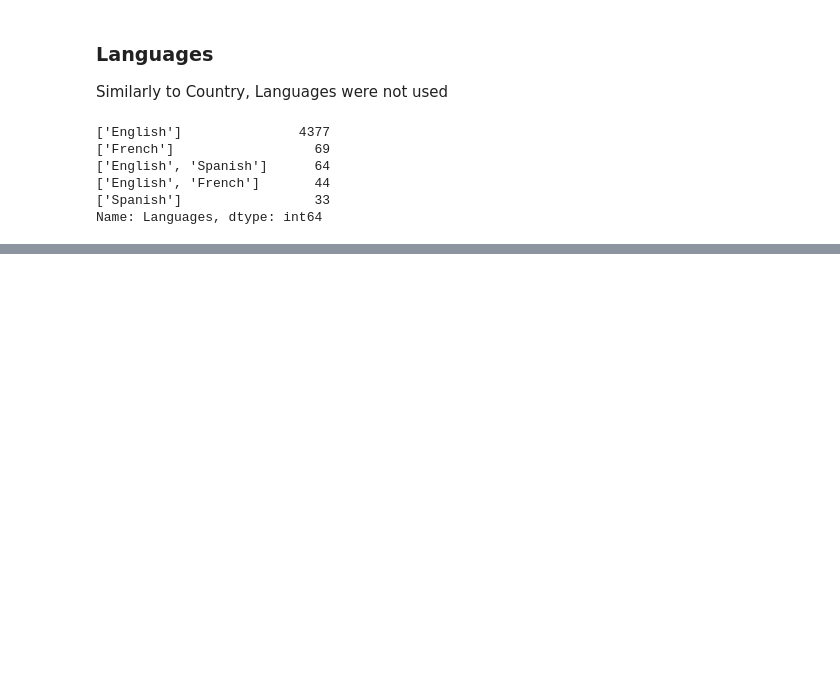
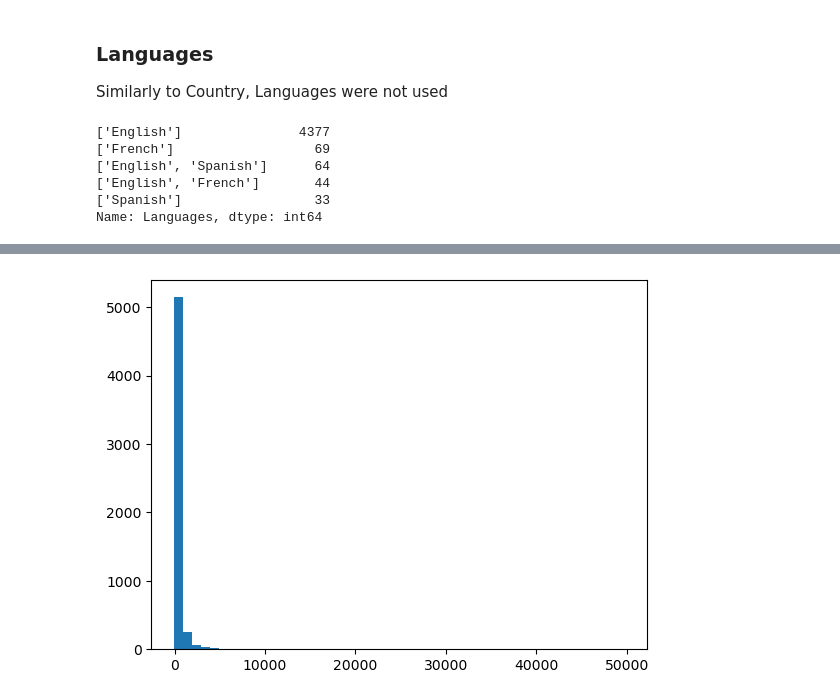
Before and after one commit to kongwei981126/Movie-Industry, a Jupyter notebook: passMidReport.ipynb, the cells around one changed output, grey strips where cells are left out. Saved outputs shown, nothing was run; the diff lists cells and outputs as text; code cells hidden in the pictures; blank space fills up the shorter version.

```diff
--- a/passMidReport.ipynb
+++ b/passMidReport.ipynb
@@ -89,4 +89,4 @@ df['Revenue'] = np.maximum(df['Domestic Box Office'] + df['International Box Off
 # %%
 for index, row in df.iterrows():
     if pd.isna(row['Leading Cast']):
-        ['Leading Cast'] = ['Lead Ensemble Members']
+        df.at[index, 'Leading Cast'] = df.at[index, 'Lead Ensemble Members']
@@ -290,4 +274,8 @@ df_sub.head(5)
+# %%
+df_sub['is_Franchise'] = np.where(pd.isna(df_sub['Franchise']), False, True)
 # %%
-X = df_sub[['moviename', 'Budget', 'Revenue', 'ROI', 'Year', 'Month',
-            'Rating', 'Franchise', 'Keywords', 'Genre', 'Production Method',
-            'Creative Type', 'Production/Financing Companies', 'Leading Cast', 'Director',
+dataset = df_sub[['moviename', 'Budget', 'Revenue', 'ROI', 'Year', 'Month',
+            'Rating', 'Franchise', 'is_Franchise', 'Keywords', 'Genre', 'Production Method',
+            'Creative Type', 'Production/Financing Companies', 'Leading Cast', 'Director']].copy()
+dataset = dataset[~dataset['Year'].isna()]
+dataset.head(2)
@@ -314,0 +332,4 @@ Observing the dataset, some features with low amount of non-null values will not
+# %%
+dataset = dataset.loc[dataset['ROI'] < 50000]
+dataset = dataset.loc[dataset['ROI'] > -95]
+dataset['ROI'].describe()
@@ -314,0 +346,5 @@ Observing the dataset, some features with low amount of non-null values will not
+# %%
+plt.hist(dataset['ROI'], bins = 50)
+plt.show()
+# %% [output]
+[figure, added]
```
Also changed, not shown: parts of 79 cells of this notebook, 3 other files.
